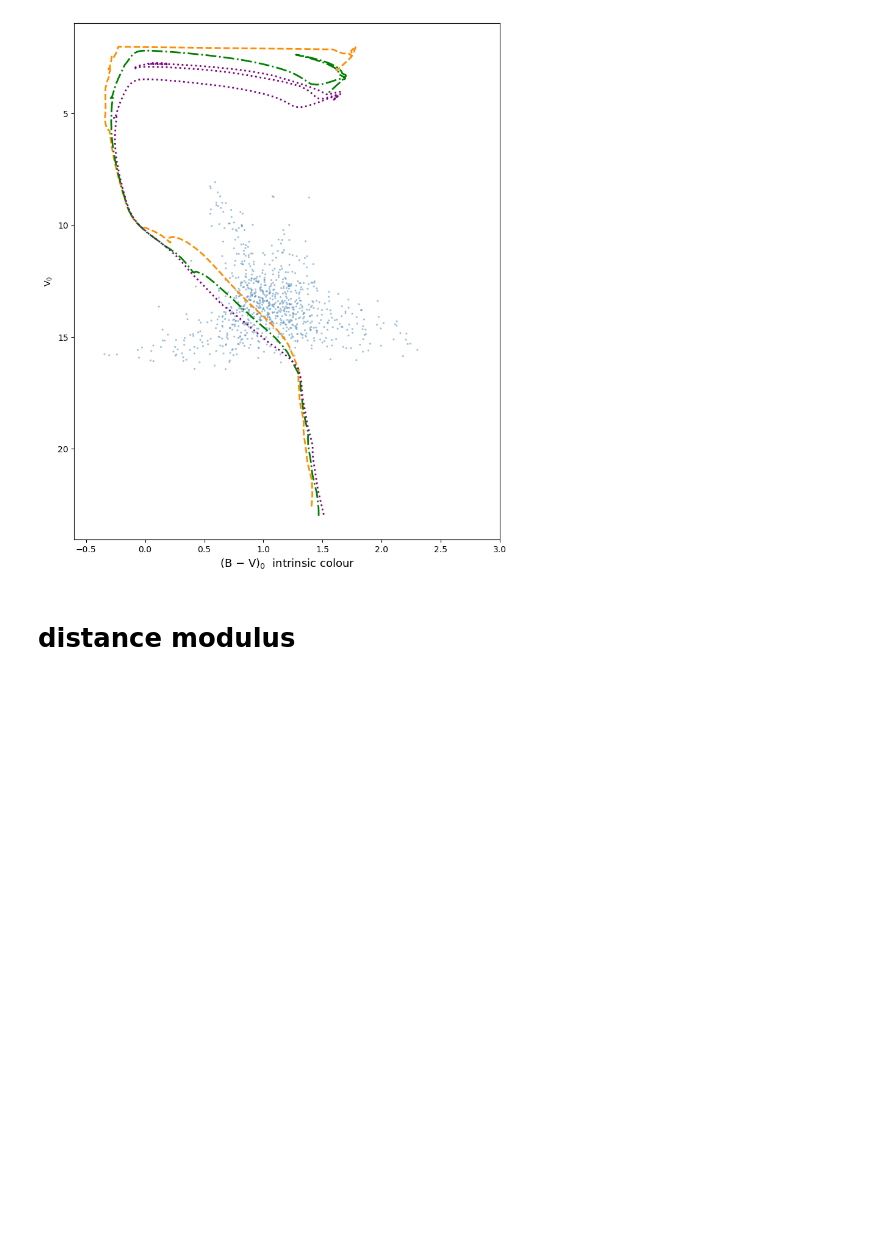
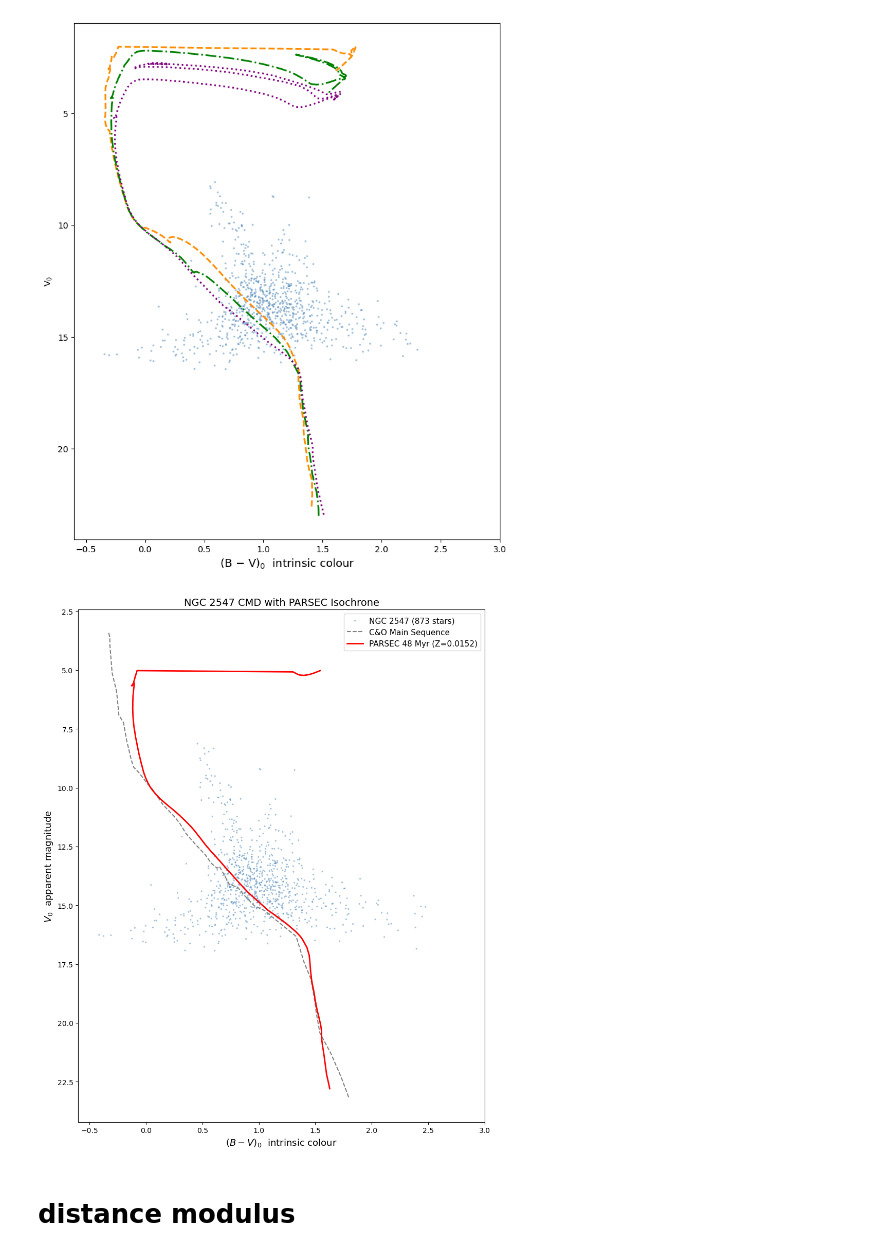
Before and after one commit to Christina1508/ASP3231_Project, a Jupyter notebook: HR diagram.ipynb, the cells around one changed output. Saved outputs shown, nothing was run; the diff lists cells and outputs as text; code cells hidden in the pictures; blank space fills up the shorter version.

```diff
--- a/HR diagram.ipynb
+++ b/HR diagram.ipynb
@@ -273,14 +271,3 @@ Main sequence points:         40
 Saved as NGC2547_CMD_mainseq.png
 # %% [markdown]
 ## Giradi isochrones
-# %%
-class isochroneclass:
-    def __init__(self):
-            self.filename = "NULL                            "      # Relevant filename
-            self.age = -99.0                                        # Age
-            self.m = [-99.0]*1000                                   # Star masses
-            self.U = [-99.0]*1000                                   # Star U-band magnitudes
-            self.B = [-99.0]*1000                                   # Star B-band magnitudes
-            self.V = [-99.0]*1000                                   # Star V-band magnitudes
-            self.R = [-99.0]*1000                                   # Star R-band magnitudes
-            self.I = [-99.0]*1000                                   # Star I-band magnitudes
@@ -461,5 +401,91 @@ Check first row of first isochrone (10 Myr):
   I:    10.361
 Text(0, 0.5, 'V$_0$')
 [figure]
+# %%
+
+col_names = [
+    'Zini', 'MH', 'logAge', 'Mini', 'int_IMF', 'Mass',
+    'logL', 'logTe', 'logg', 'label', 'McoreTP', 'C_O',
+    'period0', 'period1', 'period2', 'period3', 'period4',
+    'pmode', 'Mloss', 'tau1m', 'X', 'Y', 'Xc', 'Xn', 'Xo',
+    'Cexcess', 'Z', 'mbolmag',
+    'Umag', 'Bmag', 'Vmag', 'Rmag', 'Imag', 'Jmag', 'Hmag', 'Kmag'
+]
+
+iso = pd.read_csv(
+    'output128189784781.dat.txt',
+    comment='#',
+    sep=r'\s+',
+    names=col_names
+)
+
+
+E_BV        = 0.06
+A_V         = (3.1/0.44) * E_BV       # = 0.186
+mu          = 8.10              # intrinsic distance modulus
+mu_apparent = mu + A_V          # = 8.286
+
+# Shift isochrone to observed (apparent) magnitudes
+iso['BV_obs'] = (iso['Bmag'] - iso['Vmag']) + E_BV   # add reddening to colour
+iso['V_obs']  = iso['Vmag'] + mu_apparent              # shift to apparent mag
+
+# Filter to plausible plot range
+iso_plot = iso[
+    iso['BV_obs'].between(-0.5, 2.5) &
+    iso['V_obs'].between(5, 23)
+]
+
+
+df = pd.read_csv("NGC2547_BVR_catalog.csv")
+df_plot = df[
+    df['V_mag'].between(8, 22) &
+    df['B-V'].between(-0.5, 2.5)
+].copy()
+
+
+ms = pd.read_csv("CarrollOstlie_Apendix_StellarData.csv", skipinitialspace=True)
+ms.columns = ms.columns.str.strip()
+ms['MV']  = pd.to_numeric(ms['MV'].astype(str).str.strip().str.replace('+', ''), errors='coerce')
+ms['B-V'] = pd.to_numeric(ms['B-V'].astype(str).str.strip().str.replace('+', ''), errors='coerce')
+ms = ms.dropna(subset=['MV', 'B-V'])
+
+# Shift main sequence to apparent magnitudes for comparison
+ms['V_app'] = ms['MV'] + mu_apparent
+
+
+fig, ax = plt.subplots(figsize=(9, 11))
+
+
+ax.scatter(
+    df_plot['B-V'], df_plot['V_mag'],
+    s=5, color='steelblue', alpha=0.5, edgecolors='none', zorder=2,
+    label=f'NGC 2547 ({len(df_plot)} stars)'
+)
+
+
+ax.plot(
+    ms['B-V'], ms['V_app'],
+    color='gray', linewidth=1.5, linestyle='--', zorder=3,
+    label='C&O Main Sequence'
+)
+
+
+ax.plot(
+    iso_plot['BV_obs'], iso_plot['V_obs'],
+    color='red', linewidth=2, linestyle='-', zorder=4,
+    label='PARSEC 48 Myr (Z=0.0152)'
+)
+
+ax.invert_yaxis()
+ax.set_xlim(-0.6, 3.0)
+ax.set_xlabel('$(B - V)_0$  intrinsic colour', fontsize=13)
+ax.set_ylabel('$V_0$  apparent magnitude', fontsize=13)
+ax.set_title('NGC 2547 CMD with PARSEC Isochrone', fontsize=14)
+ax.legend(fontsize=11)
+plt.tight_layout()
+plt.savefig('NGC 2547 CMD with PARSEC Isochrone.png')
+plt.show()
+# %% [output]
+[figure, added]
 # %% [markdown]
 # distance modulus
```
Also changed, not shown: parts of 3 cells of this notebook, 6 other files.
